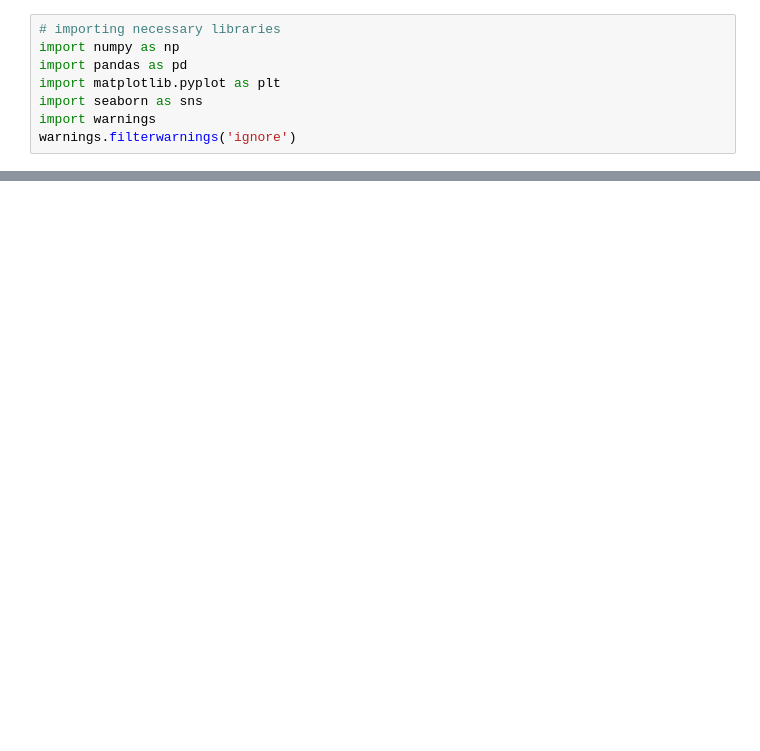
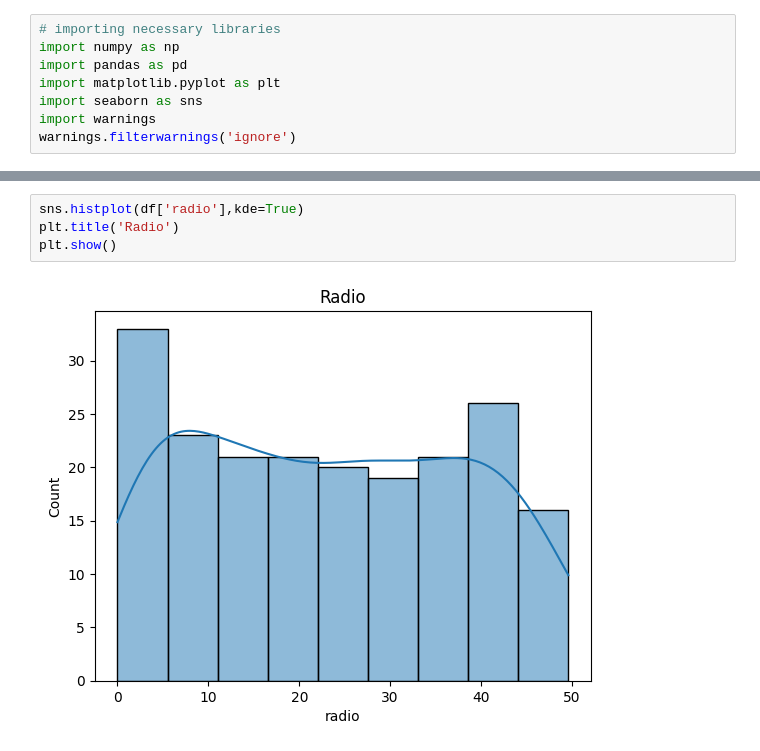
Before and after one commit to dipa-khadka/Datascince_Project, a Jupyter notebook: Sales Prediction/sales_prediction.ipynb, the cells around one changed output, grey strips where cells are left out. Drawn from its saved outputs; the diff is of its cells as text; blank space fills up the shorter version.

```diff
--- a/Sales Prediction/sales_prediction.ipynb
+++ b/Sales Prediction/sales_prediction.ipynb
@@ -26,0 +110,6 @@ df.head
+# %%
+sns.histplot(df['radio'],kde=True)
+plt.title('Radio')
+plt.show()
+# %% [output]
+[figure, added]
```
Also changed, not shown: parts of 54 cells of this notebook, 1 other file.
